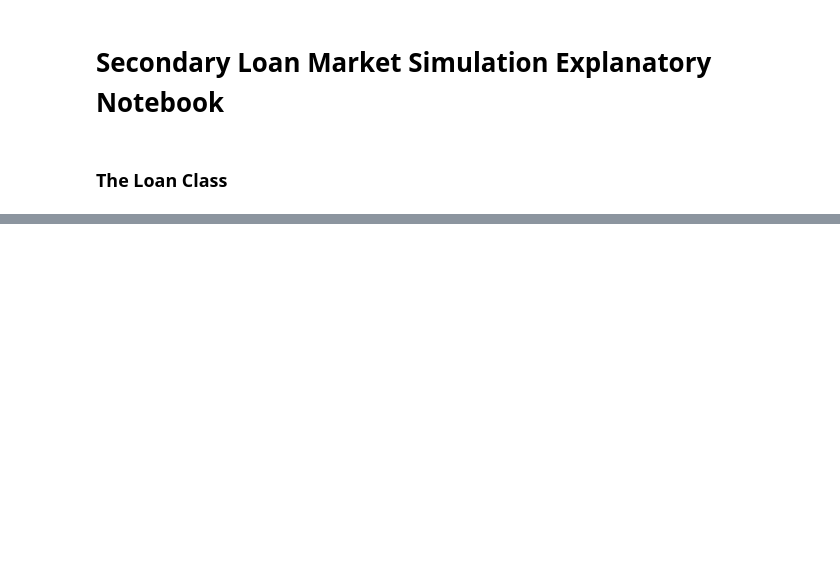
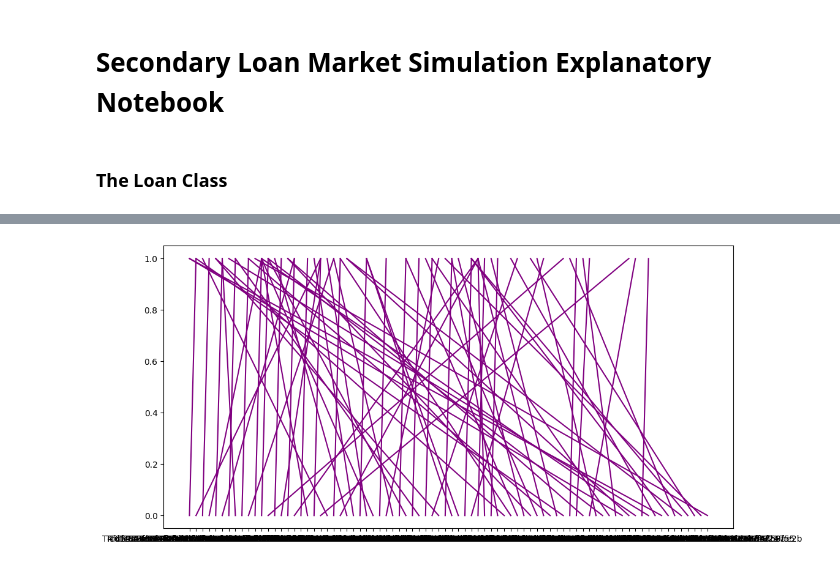
Before and after one commit to mithilpujar/capstone, a Jupyter notebook: LoanMarketPlayground V10.ipynb, the cells around one changed output, grey strips where cells are left out. Cells and saved outputs as stored; diff of their text form; code cells hidden in the pictures; blank space fills up the shorter version.

```diff
--- a/LoanMarketPlayground V10.ipynb
+++ b/LoanMarketPlayground V10.ipynb
@@ -344,3 +355,12 @@ loan_Market.initialize()
+# %%
+loan_Market.initialize()
+
+# creating a plot showing the connection between every trader and partner trader
+plt.figure(figsize=(12, 6))
+for trader in loan_Market.traders:
+    plt.plot([trader.id, trader.partner_trader.id], [0, 1], color='purple')  # lines
+# %% [output]
+[figure, added]
 # %%
 for _ in range(10):
     loan_Market.update()
```
Also changed, not shown: parts of 6 cells of this notebook.
